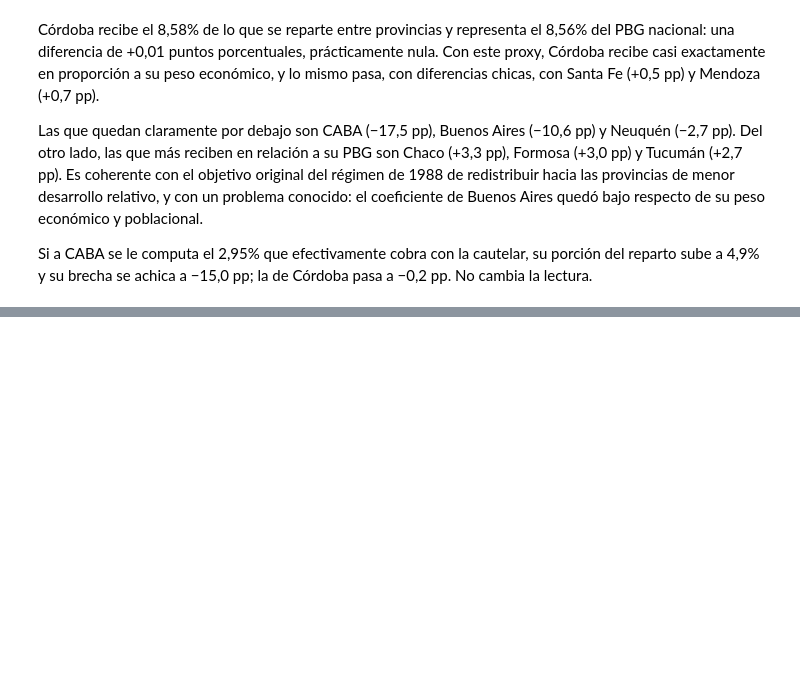
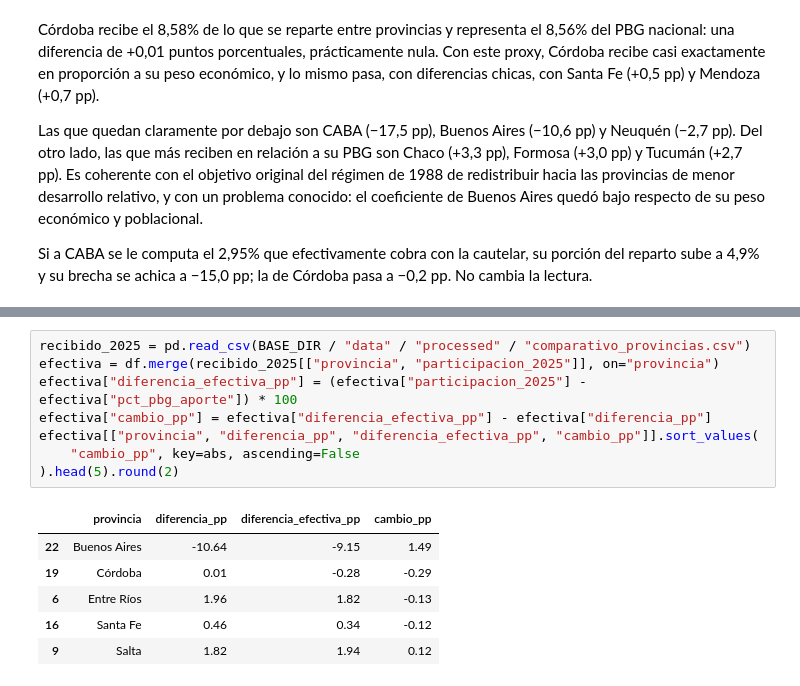
Before and after one commit to llorenzomagnano-sys/analisis-de-la-coparticipacion-federal-con-foco-en-cordoba, a Jupyter notebook: notebooks/02_aporte_vs_recibo.ipynb, the cells around one changed output, grey strips where cells are left out. Cells and saved outputs as stored; diff of their text form; blank space fills up the shorter version.

```diff
--- a/notebooks/02_aporte_vs_recibo.ipynb
+++ b/notebooks/02_aporte_vs_recibo.ipynb
@@ -170,3 +180,18 @@ cambia la lectura.
+# %%
+recibido_2025 = pd.read_csv(BASE_DIR / "data" / "processed" / "comparativo_provincias.csv")
+efectiva = df.merge(recibido_2025[["provincia", "participacion_2025"]], on="provincia")
+efectiva["diferencia_efectiva_pp"] = (efectiva["participacion_2025"] - efectiva["pct_pbg_aporte"]) * 100
+efectiva["cambio_pp"] = efectiva["diferencia_efectiva_pp"] - efectiva["diferencia_pp"]
+efectiva[["provincia", "diferencia_pp", "diferencia_efectiva_pp", "cambio_pp"]].sort_values(
+    "cambio_pp", key=abs, ascending=False
+).head(5).round(2)
+# %% [output]
+|  | provincia | diferencia_pp | diferencia_efectiva_pp | cambio_pp |
+| 22 | Buenos Aires | -10.64 | -9.15 | 1.49 |
+| 19 | Córdoba | 0.01 | -0.28 | -0.29 |
+| 6 | Entre Ríos | 1.96 | 1.82 | -0.13 |
+| 16 | Santa Fe | 0.46 | 0.34 | -0.12 |
+| 9 | Salta | 1.82 | 1.94 | 0.12 |
 # %% [markdown]
 ## 3. Limitaciones de este análisis
 
```
Also changed, not shown: parts of 3 cells of this notebook, 21 other files.
